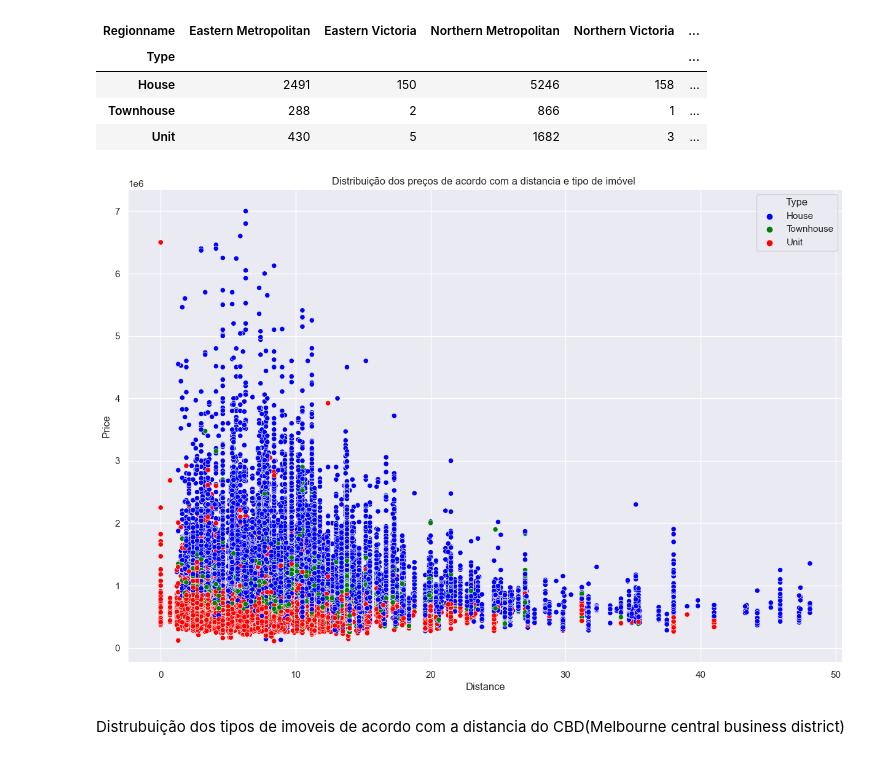
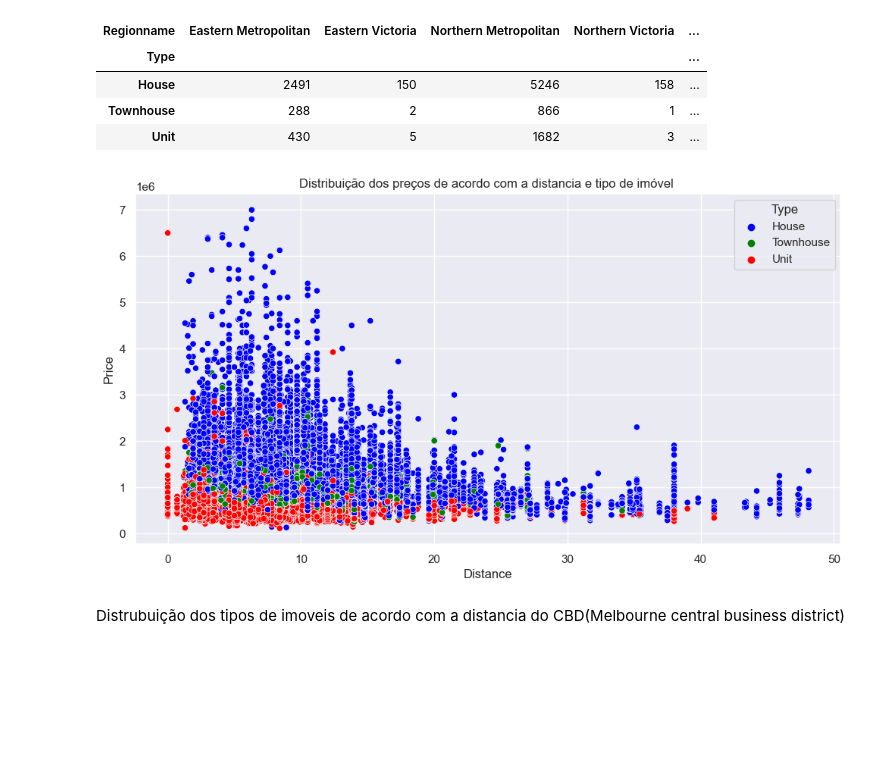
Before and after one commit to Riguini/Melbourne-Housing-Snapshot, a Jupyter notebook: Notebooks/Melbourne_Housing_Dataset.ipynb, the cells around one changed output. Saved outputs shown, nothing was run; the diff lists cells and outputs as text; code cells hidden in the pictures; blank space fills up the shorter version.

```diff
--- a/Notebooks/Melbourne_Housing_Dataset.ipynb
+++ b/Notebooks/Melbourne_Housing_Dataset.ipynb
@@ -534,14 +534,14 @@ dados_grouped.T
 | Townhouse | 288 | 2 | 866 | 1 | ... |
 | Unit | 430 | 5 | 1682 | 3 | ... |
 # %%
-plt.figure(figsize=(15, 10))
+plt.figure(figsize=(12, 6))
 sns.scatterplot(data=df, x='Distance', y='Price',hue="Type",palette = ['blue', 'green', 'red'])
 plt.title('Distribuição dos preços de acordo com a distancia e tipo de imóvel ')
 plt.xlabel('Distance')
 plt.ylabel('Price')
 plt.show()
 # %% [output]
-[figure, old version]
+[figure, new version]
 # %% [markdown]
 Distrubuição dos tipos de imoveis de acordo com a distancia do CBD(Melbourne central business district)
 # %%
```
